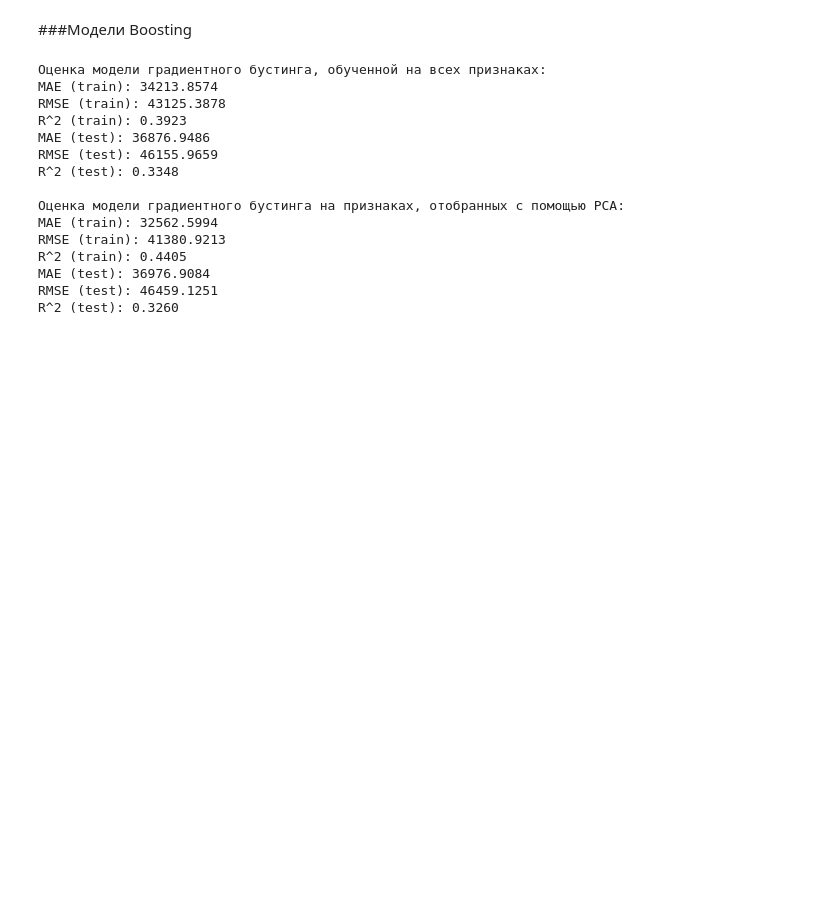
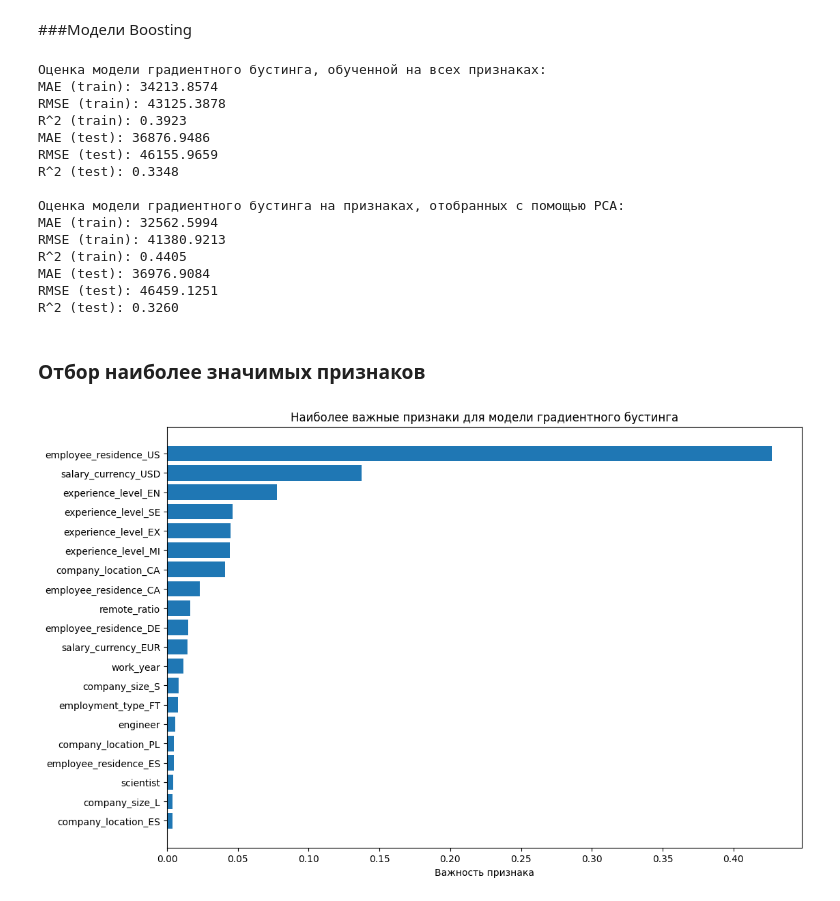
Before and after one commit to Dmitriy6655/-python-DS-ITOGOVAYA, a Jupyter notebook: sem_10_itog_HW.ipynb, the cells around one changed output. Saved outputs shown, nothing was run; the diff lists cells and outputs as text; code cells hidden in the pictures; blank space fills up the shorter version.

```diff
--- a/sem_10_itog_HW.ipynb
+++ b/sem_10_itog_HW.ipynb
@@ -1075,3 +1075,28 @@ R^2 (train): 0.4405
 MAE (test): 36976.9084
 RMSE (test): 46459.1251
 R^2 (test): 0.3260
+# %% [markdown]
+### Отбор наиболее значимых признаков
+# %%
+# Обучение модели градиентного бустинга на всех признаках
+gbr = GradientBoostingRegressor(random_state=42)
+gbr.fit(X_train, y_train)
+
+# Получение важности признаков
+importances = gbr.feature_importances_
+indices = np.argsort(importances)[::-1]
+
+top_n = 20
+top_indices = indices[:top_n]
+top_importances = importances[top_indices]
+top_feature_names = X_train.columns[top_indices]
+
+plt.figure(figsize=(12, 8))
+plt.title("Наиболее важные признаки для модели градиентного бустинга")
+plt.barh(range(top_n), top_importances, align="center")
+plt.yticks(range(top_n), top_feature_names)
+plt.xlabel("Важность признака")
+plt.gca().invert_yaxis()  # Инвертировать ось y, чтобы на верхней позиции был наиболее важный признак
+plt.show()
+# %% [output]
+[figure, added]
```
Also changed, not shown: parts of 4 cells of this notebook.
